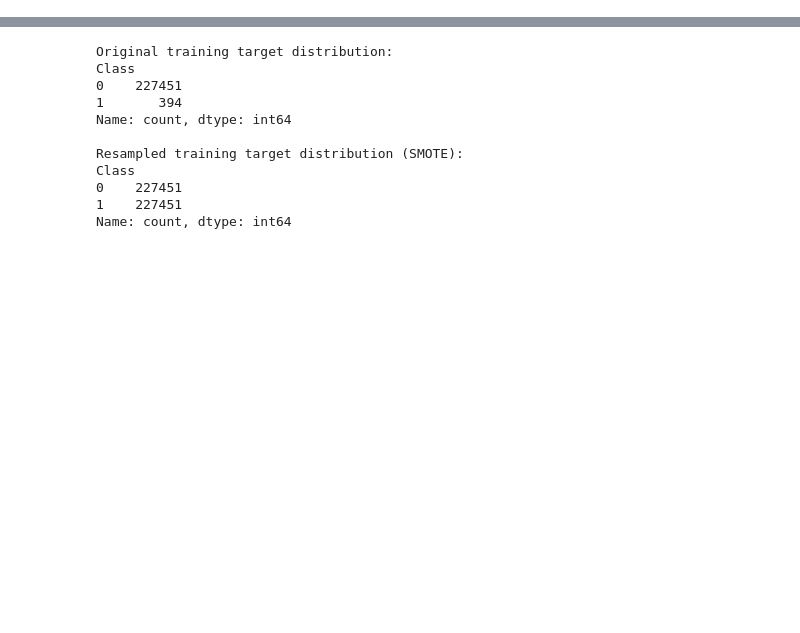
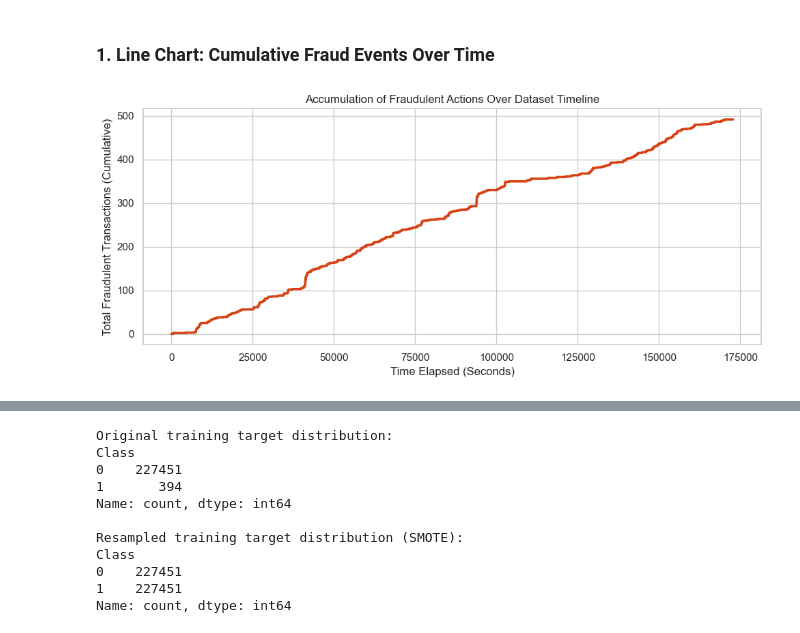
Before and after one commit to binodshahnepal/DataAnalysis, a Jupyter notebook: fraud.ipynb, the cells around one changed output, grey strips where cells are left out. Cells and saved outputs as stored; diff of their text form; code cells hidden in the pictures; blank space fills up the shorter version.

Commit message:
Update fraud detection notebook with exhaustive visual plots and query analysis

```diff
--- a/fraud.ipynb
+++ b/fraud.ipynb
@@ -198,0 +110,10 @@ We will evaluate two methods:
+# %%
+# Create 'Hour' column (seconds split into minutes, and then into 24 hours)
+df['Hour'] = (df['Time'] // 3600) % 24
+
+hourly_stats = df.groupby('Hour')['Class'].agg(['count', 'sum', 'mean'])
+hourly_stats.columns = ['Total_Transactions', 'Fraud_Count', 'Fraud_Rate']
+hourly_stats = hourly_stats.sort_values(by='Fraud_Rate', ascending=False)
+
+print("Top 5 hours of the day with the highest rate of fraud:")
+display(hourly_stats.head(5))
@@ -198,0 +156,15 @@ We will evaluate two methods:
+# %% [markdown]
+### 1. Line Chart: Cumulative Fraud Events Over Time
+# %%
+df_sorted = df.sort_values('Time')
+df_sorted['Cumulative_Fraud'] = df_sorted['Class'].cumsum()
+
+plt.figure(figsize=(10, 4.5))
+plt.plot(df_sorted['Time'], df_sorted['Cumulative_Fraud'], color='#D84315', linewidth=2.5)
+plt.xlabel('Time Elapsed (Seconds)')
+plt.ylabel('Total Fraudulent Transactions (Cumulative)')
+plt.title('Accumulation of Fraudulent Actions Over Dataset Timeline')
+plt.tight_layout()
+plt.show()
+# %% [output]
+[figure, added]
```
Also changed, not shown: parts of 69 cells of this notebook.
